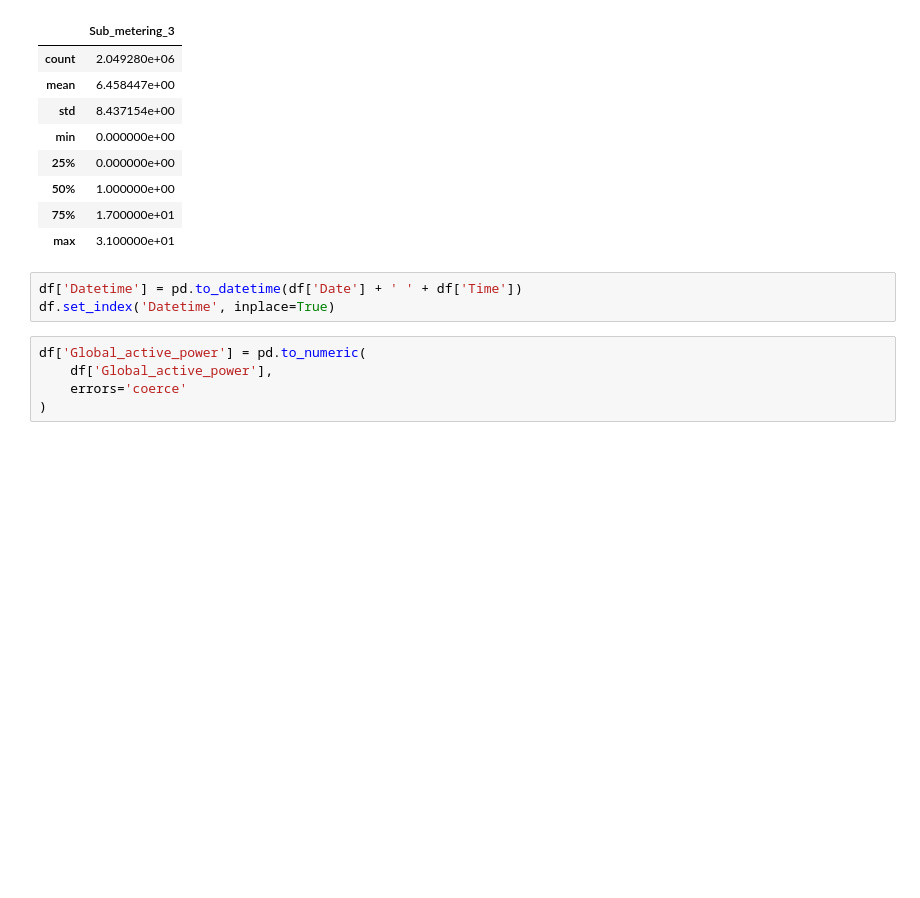
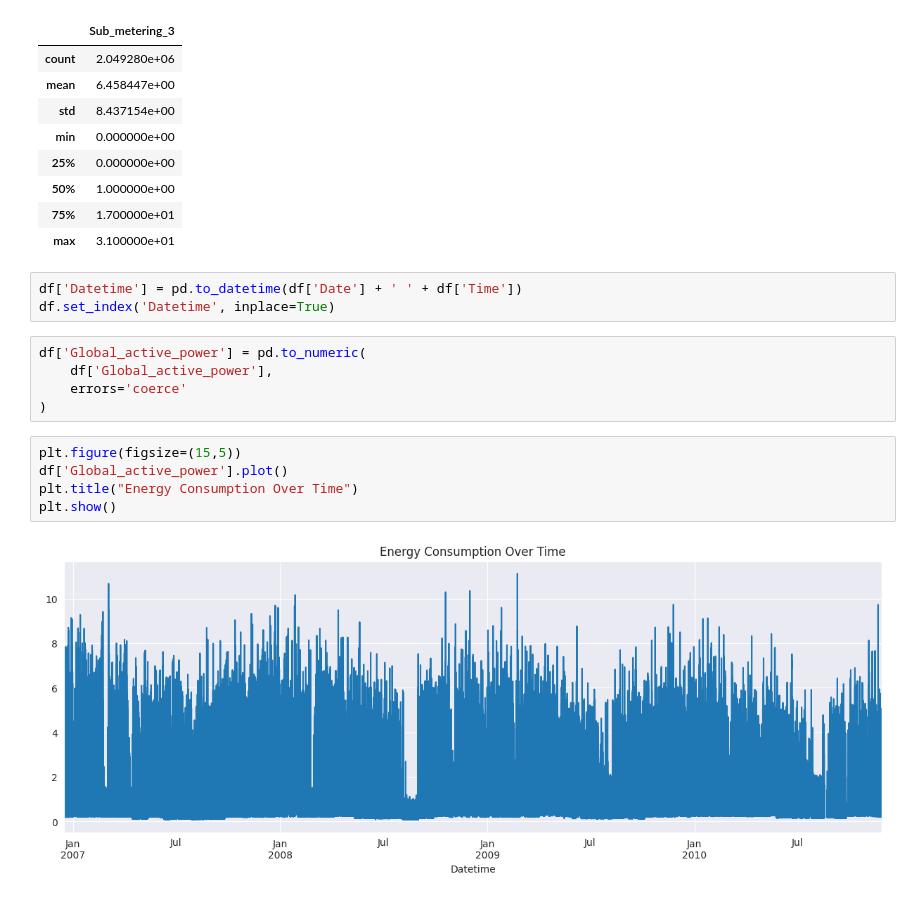
Before and after one commit to ShahanV/powercast-ai, a Jupyter notebook: notebooks/Powercast_AI.ipynb, the cells around one changed output. Saved outputs shown, nothing was run; the diff lists cells and outputs as text; blank space fills up the shorter version.

Commit message:
Add initial time series visualization

```diff
--- a/notebooks/Powercast_AI.ipynb
+++ b/notebooks/Powercast_AI.ipynb
@@ -58,3 +58,10 @@ df['Global_active_power'] = pd.to_numeric(
     df['Global_active_power'],
     errors='coerce'
 )
+# %%
+plt.figure(figsize=(15,5))
+df['Global_active_power'].plot()
+plt.title("Energy Consumption Over Time")
+plt.show()
+# %% [output]
+[figure, added]
```
